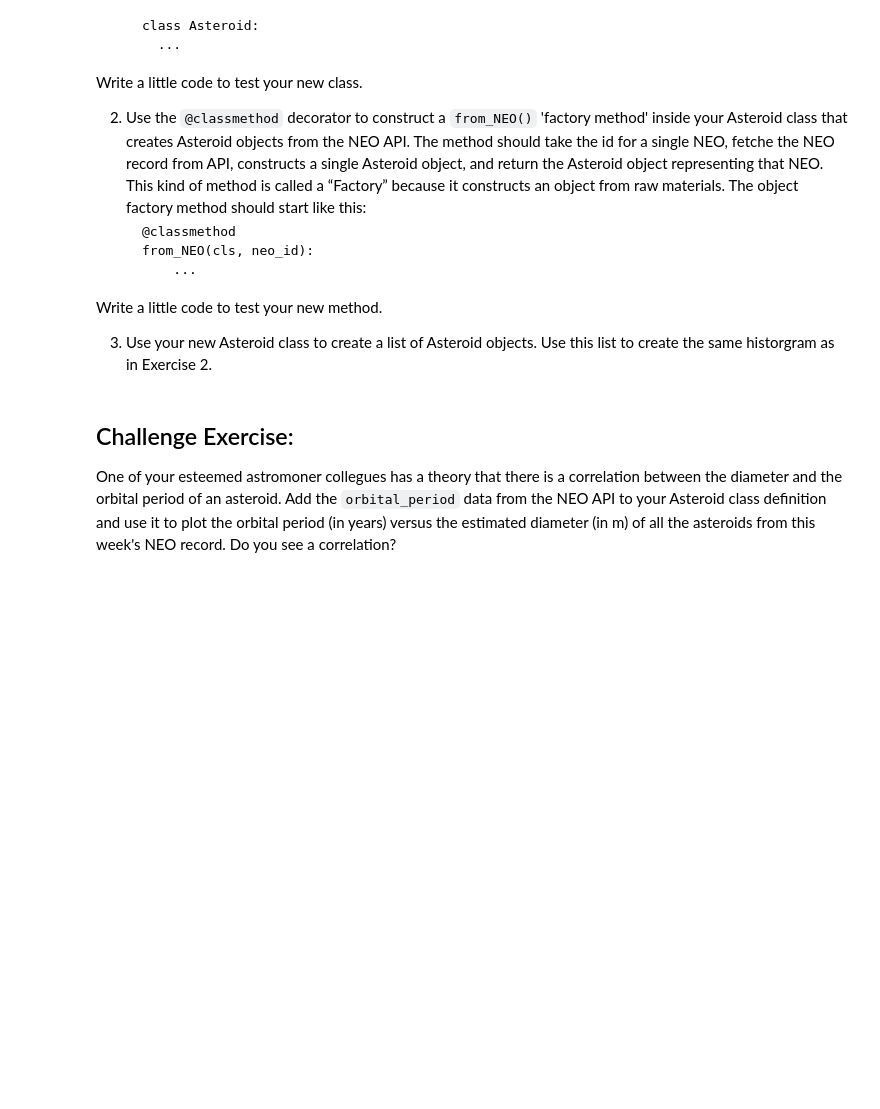
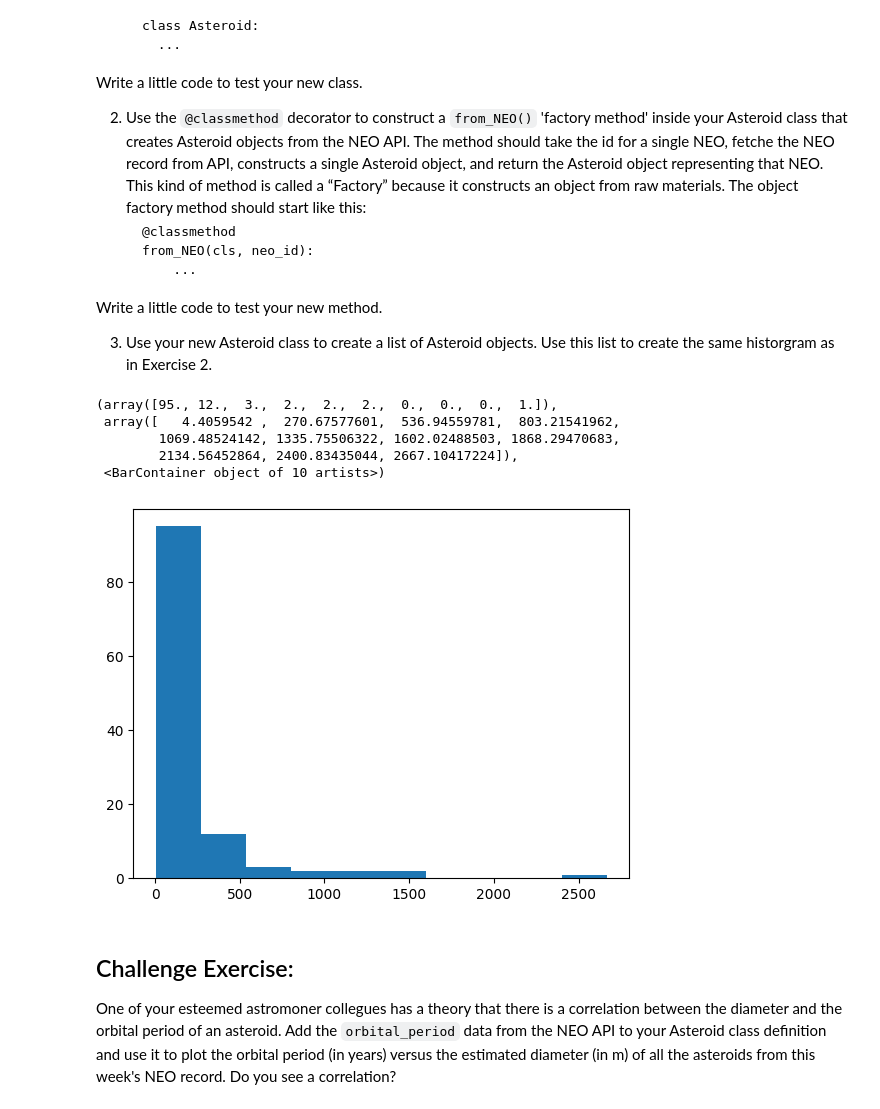
Before and after one commit to Hamilton-at-CapU/comp215, a Jupyter notebook: labs/lab03-classes.ipynb, the cells around one changed output. Saved outputs shown, nothing was run; the diff lists cells and outputs as text; code cells hidden in the pictures; blank space fills up the shorter version.

```diff
--- a/labs/lab03-classes.ipynb
+++ b/labs/lab03-classes.ipynb
@@ -103,3 +166,35 @@ Write a little code to test your new method.
+# %%
+# Ex.3 your code here
+from dataclasses import dataclass
+
+@dataclass
+class AsteroidAlt:
+    # yay types
+    id: int
+    name: str
+    estimated_diameter: float
+    is_potentially_hazardous: bool
+
+    @classmethod
+    def from_NEO(cls, neo):
+        return cls(neo["id"], neo["name"], neo["estimated_diameter"]["meters"]["estimated_diameter_max"], neo["is_potentially_hazardous_asteroid"])
+
+asteroids_alt = []
+
+for neo in neos:
+    # passing in the id and then getting the id is too slow, better to pass the neo itself
+    asteroid = AsteroidAlt.from_NEO(neo)
+    asteroids_alt.append(asteroid)
+
+# get each diameter from each asteroid
+plt.hist(list(map(lambda ast: ast.estimated_diameter, asteroids_alt)))
+# %% [output]
+(array([95., 12.,  3.,  2.,  2.,  2.,  0.,  0.,  0.,  1.]),
+ array([   4.4059542 ,  270.67577601,  536.94559781,  803.21541962,
+        1069.48524142, 1335.75506322, 1602.02488503, 1868.29470683,
+        2134.56452864, 2400.83435044, 2667.10417224]),
+ <BarContainer object of 10 artists>)
+[figure, added]
 # %% [markdown]
 ## Challenge Exercise:
 
```
Also changed, not shown: parts of 8 cells of this notebook, 2 other files.
